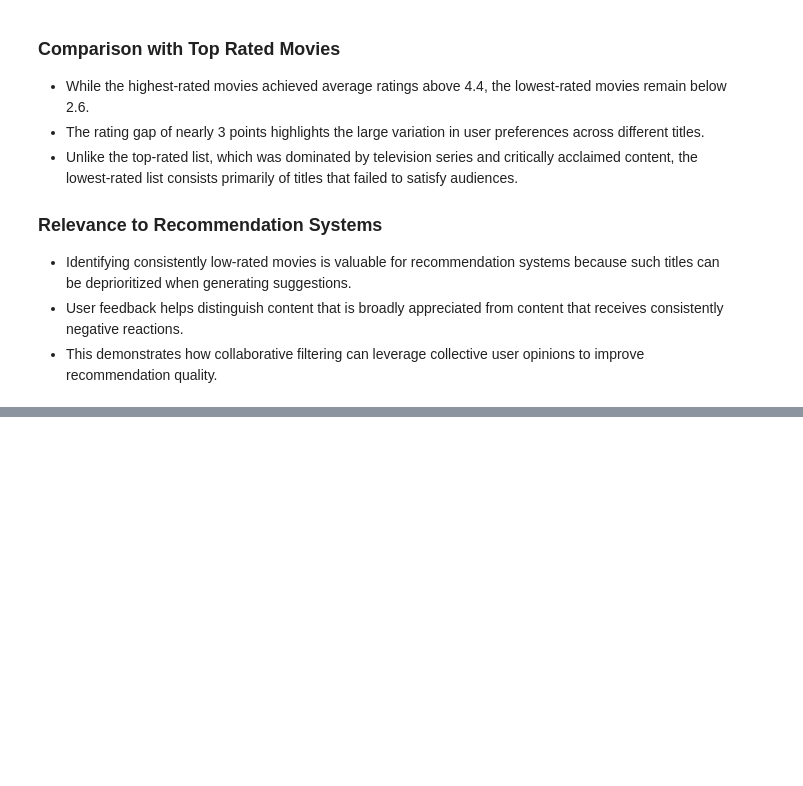
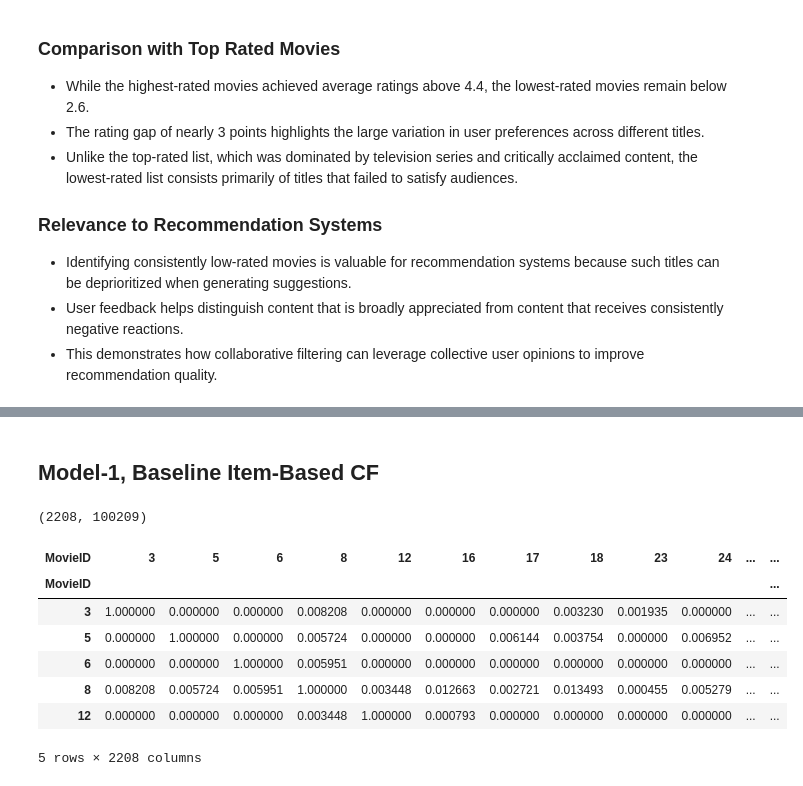
Before and after one commit to Mansi-Rajput05/movie-recommendation-system-ml, a Jupyter notebook: main.ipynb, the cells around one changed output, grey strips where cells are left out. Saved outputs shown, nothing was run; the diff lists cells and outputs as text; code cells hidden in the pictures; blank space fills up the shorter version.

```diff
--- a/EDA.ipynb
+++ b/main.ipynb
@@ -974,0 +1027,11 @@ plt.show()
+# %%
+from sklearn.model_selection import train_test_split
+
+train_df, test_df = train_test_split(
+    ratings_df,
+    test_size=0.2,
+    random_state=42
+)
+
+print("Train Ratings:", len(train_df))
+print("Test Ratings:", len(test_df))
@@ -974,0 +1056,37 @@ plt.show()
+# %% [markdown]
+## Model-1, Baseline Item-Based CF
+# %%
+train_matrix = train_df.pivot_table(
+    index='MovieID',
+    columns='UserID',
+    values='Rating'
+)
+
+train_matrix.shape
+# %% [output]
+(2208, 100209)
+# %%
+train_matrix_filled = train_matrix.fillna(0)
+# %%
+from sklearn.metrics.pairwise import cosine_similarity
+
+cosine_sim = cosine_similarity(
+    train_matrix_filled
+)
+# %%
+cosine_sim_df = pd.DataFrame(
+    cosine_sim,
+    index=train_matrix_filled.index,
+    columns=train_matrix_filled.index
+)
+
+cosine_sim_df.head()
+# %% [output]
+| MovieID | 3 | 5 | 6 | 8 | 12 | 16 | 17 | 18 | 23 | 24 | ... | ... |
+| MovieID |  |  |  |  |  |  |  |  |  |  |  | ... |
+| 3 | 1.000000 | 0.000000 | 0.000000 | 0.008208 | 0.000000 | 0.000000 | 0.000000 | 0.003230 | 0.001935 | 0.000000 | ... | ... |
+| 5 | 0.000000 | 1.000000 | 0.000000 | 0.005724 | 0.000000 | 0.000000 | 0.006144 | 0.003754 | 0.000000 | 0.006952 | ... | ... |
+| 6 | 0.000000 | 0.000000 | 1.000000 | 0.005951 | 0.000000 | 0.000000 | 0.000000 | 0.000000 | 0.000000 | 0.000000 | ... | ... |
+| 8 | 0.008208 | 0.005724 | 0.005951 | 1.000000 | 0.003448 | 0.012663 | 0.002721 | 0.013493 | 0.000455 | 0.005279 | ... | ... |
+| 12 | 0.000000 | 0.000000 | 0.000000 | 0.003448 | 1.000000 | 0.000793 | 0.000000 | 0.000000 | 0.000000 | 0.000000 | ... | ... |
+5 rows × 2208 columns
```
Also changed, not shown: parts of 89 cells of this notebook.
